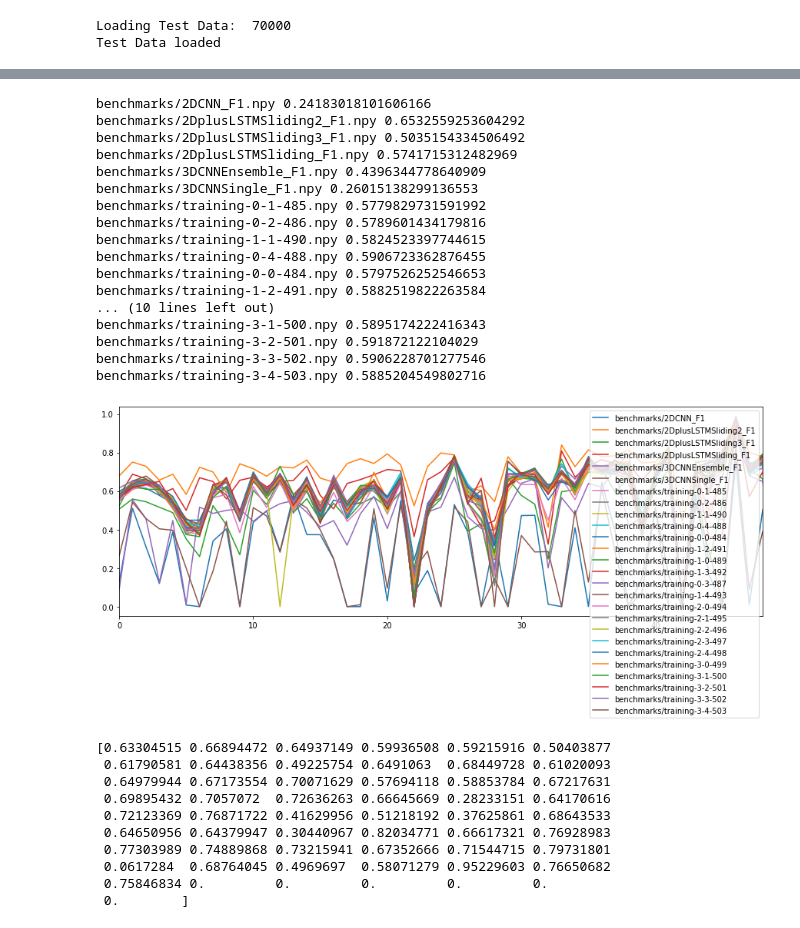
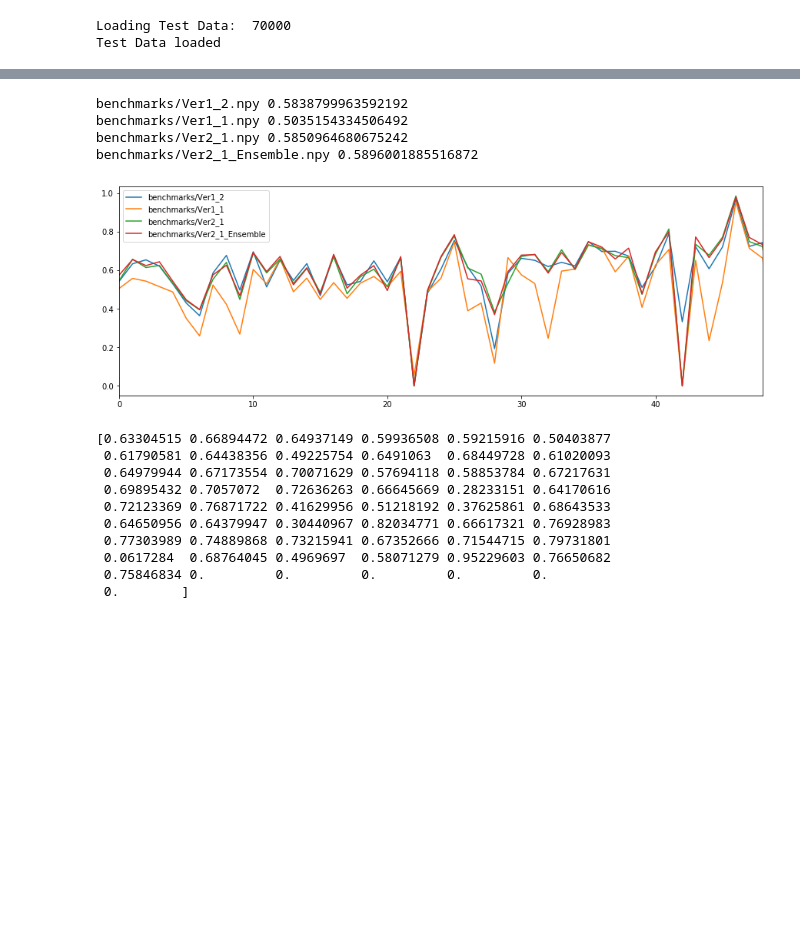
Before and after one commit to AmitPr/2019-notebooks, a Jupyter notebook: Action Recognition/Measuring Action Recognition Performance.ipynb, the cells around one changed output, grey strips where cells are left out. Drawn from its saved outputs; the diff is of its cells as text; code cells hidden in the pictures; blank space fills up the shorter version.

```diff
--- a/Action Recognition/Measuring Action Recognition Performance.ipynb
+++ b/Action Recognition/Measuring Action Recognition Performance.ipynb
@@ -140,31 +143,18 @@ np.save("benchmarks/Ver1_1.npy",metrics.f1_score(test_labels,p,average=None))
 # %%
-f1_paths = glob.glob("benchmarks/*.npy")
+f1_paths = glob.glob("benchmarks/[!t23]*.npy")
 plt.rcParams["figure.figsize"] = (15,5)
 for path in f1_paths:
-    print(path + " " + str(np.mean(np.load(path))))
+    print(path,np.mean(np.load(path)))
     plt.plot(np.load(path),label=path.split('.')[0])
 plt.xlim(0,48)
 plt.legend()
 plt.show()
 # %% [output]
-benchmarks/2DCNN_F1.npy 0.24183018101606166
-benchmarks/2DplusLSTMSliding2_F1.npy 0.6532559253604292
-benchmarks/2DplusLSTMSliding3_F1.npy 0.5035154334506492
-benchmarks/2DplusLSTMSliding_F1.npy 0.5741715312482969
-benchmarks/3DCNNEnsemble_F1.npy 0.4396344778640909
-benchmarks/3DCNNSingle_F1.npy 0.26015138299136553
-benchmarks/training-0-1-485.npy 0.5779829731591992
-benchmarks/training-0-2-486.npy 0.5789601434179816
-benchmarks/training-1-1-490.npy 0.5824523397744615
-benchmarks/training-0-4-488.npy 0.5906723362876455
-benchmarks/training-0-0-484.npy 0.5797526252546653
-benchmarks/training-1-2-491.npy 0.5882519822263584
-... (10 lines left out)
-benchmarks/training-3-1-500.npy 0.5895174222416343
-benchmarks/training-3-2-501.npy 0.591872122104029
-benchmarks/training-3-3-502.npy 0.5906228701277546
-benchmarks/training-3-4-503.npy 0.5885204549802716
+benchmarks/Ver1_2.npy 0.5838799963592192
+benchmarks/Ver1_1.npy 0.5035154334506492
+benchmarks/Ver2_1.npy 0.5850964680675242
+benchmarks/Ver2_1_Ensemble.npy 0.5896001885516872
-[figure, old version]
+[figure, new version]
 # %%
 print(metrics.f1_score(test_labels,p,average=None))
 # %% [output]
```
Also changed, not shown: parts of 8 cells of this notebook, 17 other files.
